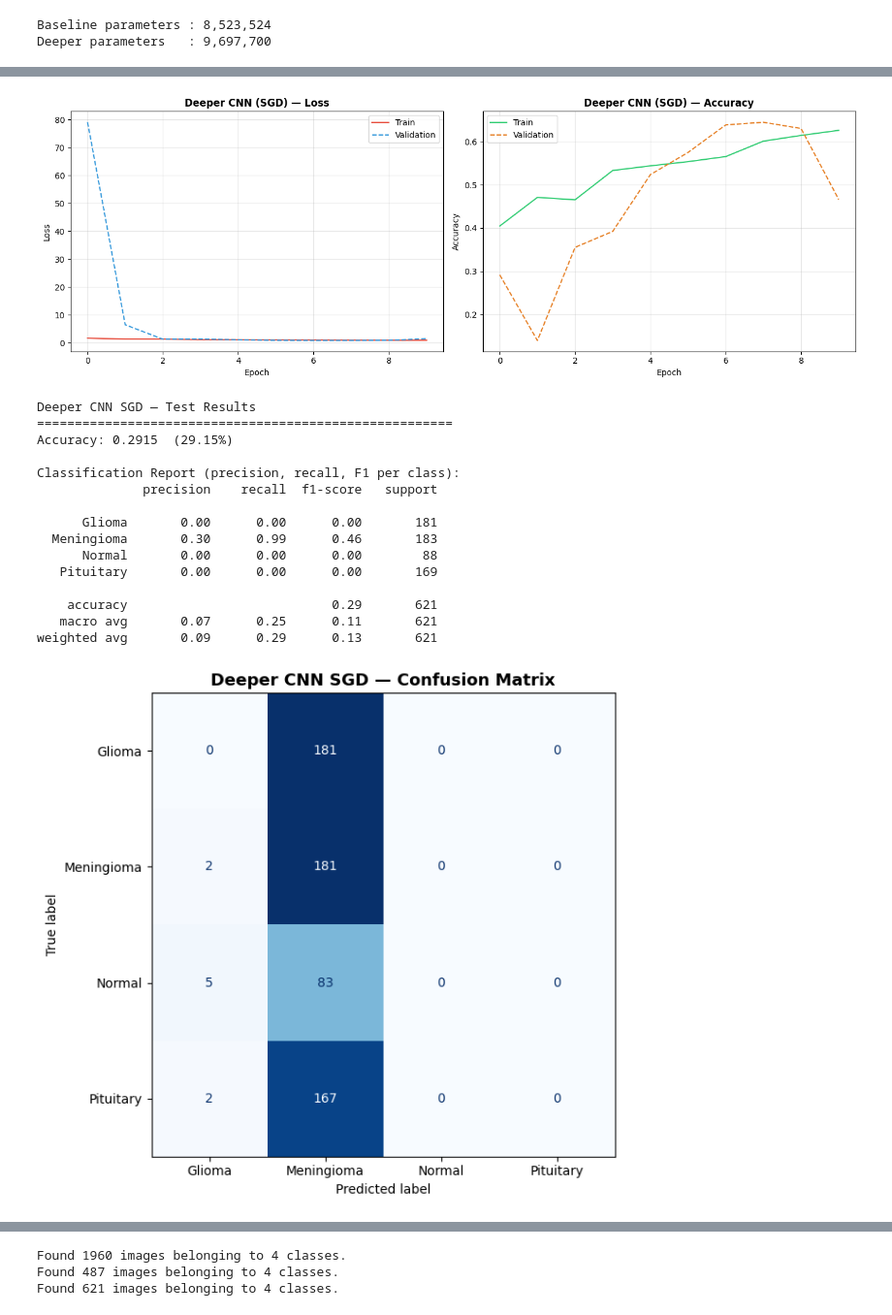
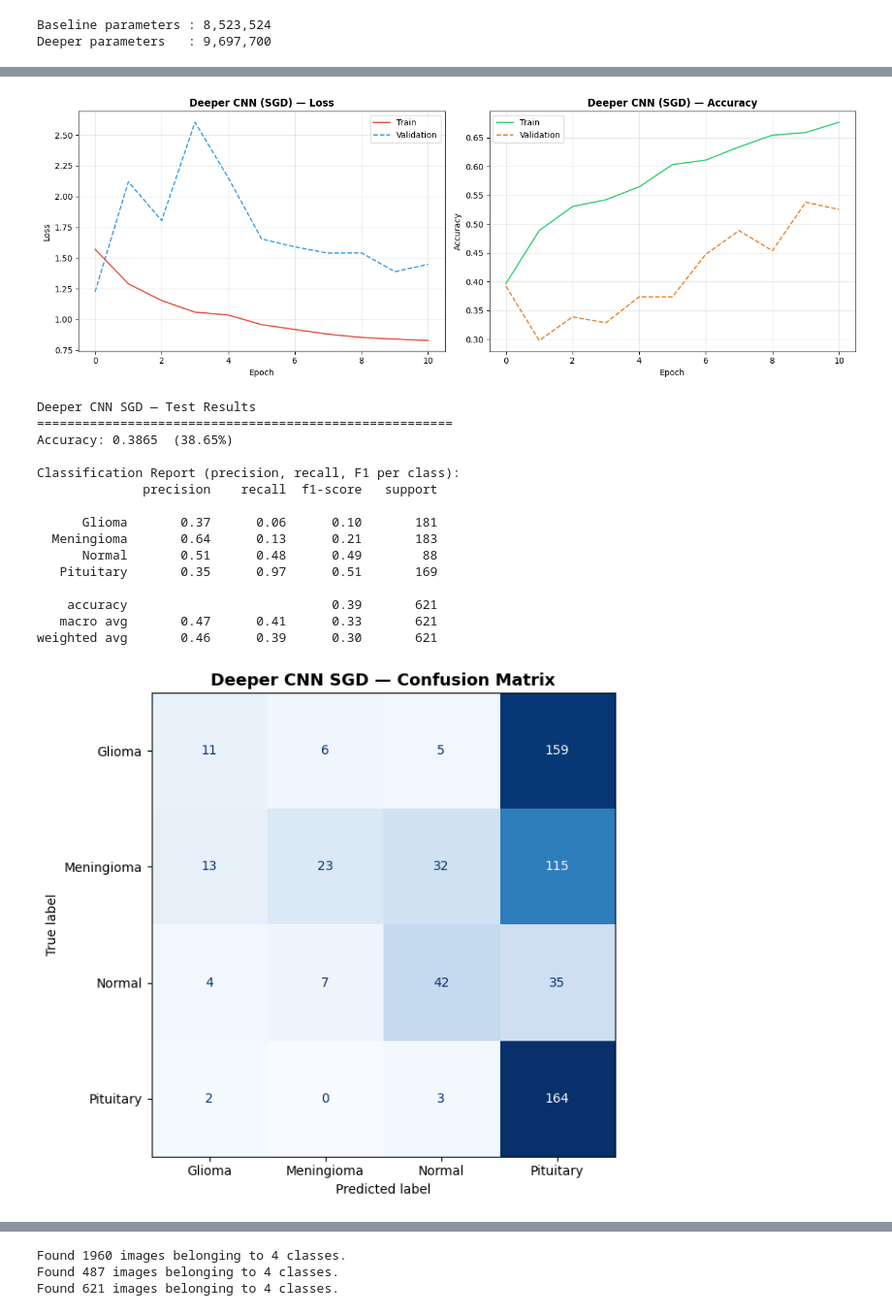
Before and after one commit to manisha-bista/AIML, a Jupyter notebook: 2418543_ManishaBista_Vision.ipynb, the cells around one changed output, grey strips where cells are left out. Shown at 97% size. Drawn from its saved outputs; the diff is of its cells as text; code cells hidden in the pictures.

```diff
--- a/2418543_ManishaBista_Vision.ipynb
+++ b/2418543_ManishaBista_Vision.ipynb
@@ -470,7 +470,7 @@ def build_deeper_cnn(input_shape=(128, 128, 3), num_classes=4):
         layers.Flatten(),
         layers.Dense(512, activation='relu'),
         layers.BatchNormalization(),
-        layers.Dropout(0.5),
+        layers.Dropout(0.3),  # reduced from 0.5 — heavy dropout was hurting convergence
         layers.Dense(256, activation='relu'),
         layers.Dropout(0.3),
         layers.Dense(num_classes, activation='softmax'),
@@ -479,7 +479,7 @@ def build_deeper_cnn(input_shape=(128, 128, 3), num_classes=4):
 
 deeper_model_adam = build_deeper_cnn()
 deeper_model_adam.compile(
-    optimizer=keras.optimizers.Adam(learning_rate=1e-3),
+    optimizer=keras.optimizers.Adam(learning_rate=3e-4),  # lowered: 1e-3 was too high for this deep BN model
     loss='categorical_crossentropy',
     metrics=['accuracy']
 )
@@ -565,15 +565,20 @@ weighted avg       0.81      0.73      0.73       621
 # same architecture, different optimiser — lets us compare Adam vs SGD convergence
 deeper_model_sgd = build_deeper_cnn()
 deeper_model_sgd.compile(
-    optimizer=keras.optimizers.SGD(learning_rate=0.01, momentum=0.9, nesterov=True),
+    optimizer=keras.optimizers.SGD(learning_rate=0.001, momentum=0.9, nesterov=True),  # BUG FIX: 0.01 caused val_loss explosion (79.0 in epoch 1)
     loss='categorical_crossentropy',
     metrics=['accuracy']
 )
 
 start = time.time()
+# fresh callbacks — avoids reusing the stale state from Adam training
+callbacks_sgd = [
+    EarlyStopping(monitor='val_loss', patience=10, restore_best_weights=True, verbose=1),
+    ReduceLROnPlateau(monitor='val_loss', factor=0.5, patience=5, verbose=1),
+]
 history_deeper_sgd = deeper_model_sgd.fit(
     train_gen, validation_data=val_gen,
-    epochs=EPOCHS_DEEP, callbacks=callbacks_deep, verbose=1,
+    epochs=EPOCHS_DEEP, callbacks=callbacks_sgd, verbose=1,
 )
 deeper_sgd_time = time.time() - start
 print(f"Deeper CNN (SGD) finished in {deeper_sgd_time:.1f}s")
@@ -601,20 +606,20 @@ Deeper CNN (SGD) finished in 307.9s
-[figure, old version]
+[figure, new version]
 Deeper CNN SGD — Test Results
 =======================================================
-Accuracy: 0.2915  (29.15%)
+Accuracy: 0.3865  (38.65%)
 
 Classification Report (precision, recall, F1 per class):
               precision    recall  f1-score   support
 
-      Glioma       0.00      0.00      0.00       181
-  Meningioma       0.30      0.99      0.46       183
-      Normal       0.00      0.00      0.00        88
-   Pituitary       0.00      0.00      0.00       169
+      Glioma       0.37      0.06      0.10       181
+  Meningioma       0.64      0.13      0.21       183
+      Normal       0.51      0.48      0.49        88
+   Pituitary       0.35      0.97      0.51       169
 
-    accuracy                           0.29       621
-   macro avg       0.07      0.25      0.11       621
-weighted avg       0.09      0.29      0.13       621
+    accuracy                           0.39       621
+   macro avg       0.47      0.41      0.33       621
+weighted avg       0.46      0.39      0.30       621
-[figure, old version]
+[figure, new version]
 # %%
 # ablation: take out BatchNormalization to see how much it actually helps
 def build_deeper_no_bn(input_shape=(128, 128, 3), num_classes=4):
```
Also changed, not shown: parts of 11 cells of this notebook.
